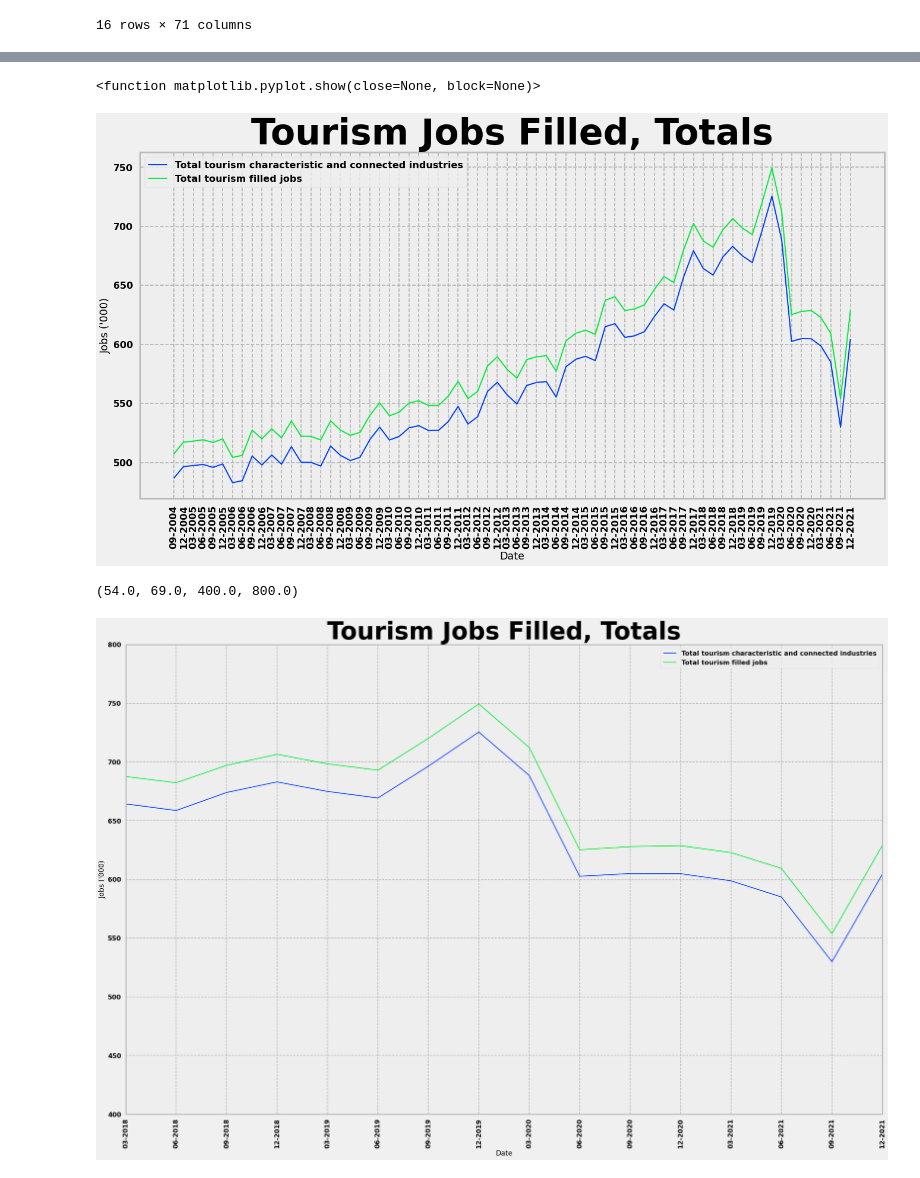
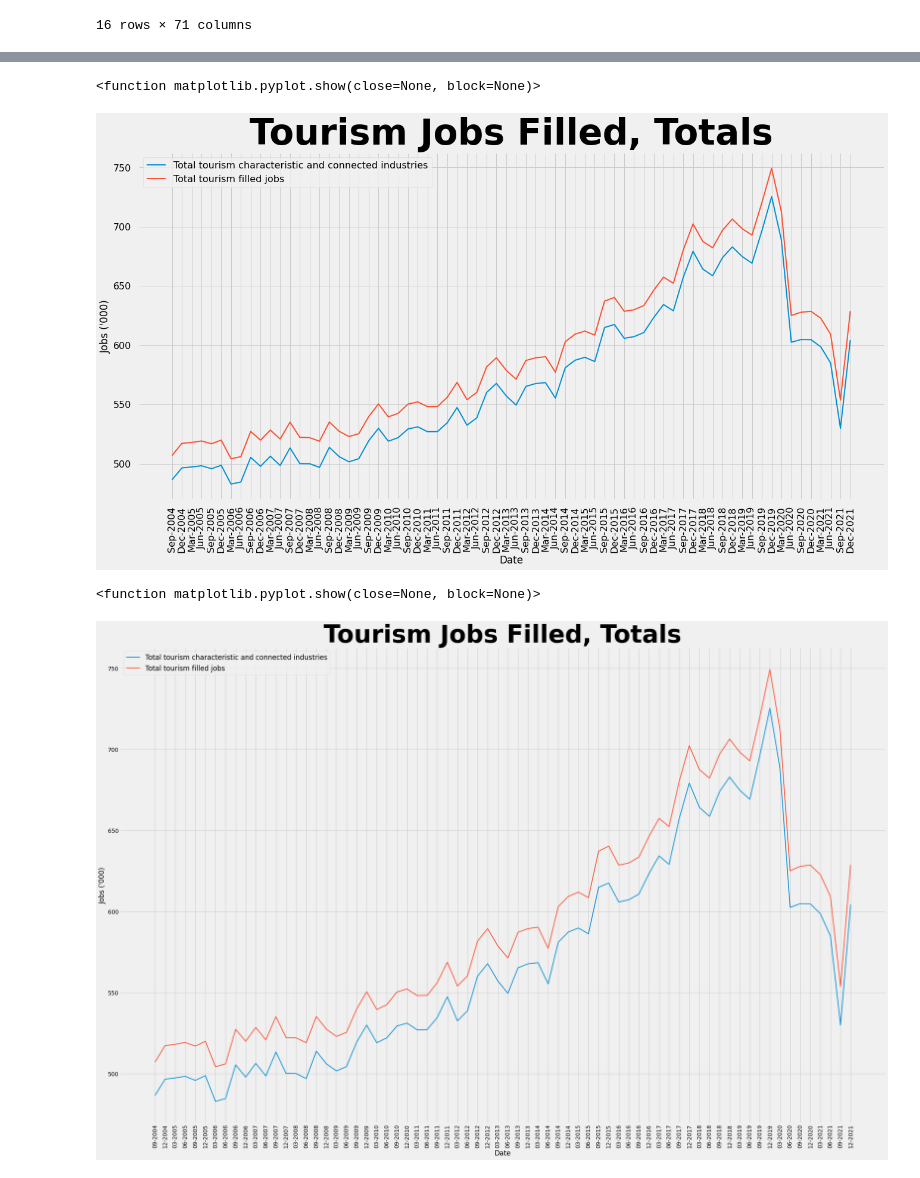
Before and after one commit to JasonDButt/project-1-group-10, a Jupyter notebook: Project-1-Tourism.ipynb, the cells around one changed output, grey strips where cells are left out. Saved outputs shown, nothing was run; the diff lists cells and outputs as text; code cells hidden in the pictures.

```diff
--- a/Project-1-Tourism.ipynb
+++ b/Project-1-Tourism.ipynb
@@ -35,9 +35,9 @@ labour_df
 plt.figure(figsize=(20,10))
 plot_df = labour_df.drop(labels=[12, 14,15])
 plot_df.reset_index(drop=True,inplace=True)
-plot_df
 
 labels=[]
+
 
 for index,row in plot_df.iterrows():
     x_axis = plot_df.columns.values.tolist()
@@ -48,14 +48,14 @@ for index,row in plot_df.iterrows():
     plt.plot(x_axis,y_axis, linewidth=2, markersize=2)
     plt.xticks(ticks=x_axis,rotation=90)
 
-plt.style.use('seaborn-poster')
+plt.style.use('fivethirtyeight')
 font = {'family' : 'sans-serif',
         'weight' : 'bold',
         'size'   : 60}
 plt.title("Tourism Jobs Filled, by Industry 2004-2021", fontdict=font)
 plt.xlabel("Date")
 plt.ylabel("Jobs ('000)")
-plt.legend(labels)
+plt.legend(labels,loc="upper left")
 plt.show
 # %% [output]
 <function matplotlib.pyplot.show(close=None, block=None)>
@@ -77,7 +77,7 @@ for index,row in plot_df.iterrows():
     plt.plot(x_axis,y_axis, linewidth=2, markersize=2)
     plt.xticks(ticks=x_axis,rotation=90)
 
-plt.style.use('seaborn-poster')
+plt.style.use('fivethirtyeight')
 font = {'family' : 'sans-serif',
         'weight' : 'bold',
         'size'   : 60}
@@ -87,6 +87,6 @@ plt.xlabel("Date")
 plt.ylabel("Jobs ('000)")
 plt.legend(labels,loc="upper left", fontsize=20)
 plt.show
-plt.axis(["03-2018","12-2021",0,250])
+plt.axis(["Mar-2018","Dec-2021",0,250])
 # %% [output]
 (54.0, 69.0, 0.0, 250.0)
@@ -113,8 +113,8 @@ for index,row in plot_df_2.iterrows():
     plt.plot(x_axis,y_axis, linewidth=2, markersize=2)
     plt.xticks(ticks=x_axis,rotation=90)
 
-
-plt.style.use('seaborn-poster')
+# %matplotlib inline
+plt.style.use('fivethirtyeight')
 font = {'family' : 'sans-serif',
         'weight' : 'bold',
         'size'   : 60}
@@ -126,37 +126,45 @@ plt.show
 # plt.axis(["Mar-2018","Dec-2021",0,10000])
 # %% [output]
 <function matplotlib.pyplot.show(close=None, block=None)>
-[figure, old version]
+[figure, new version]
 # %%
 # Here we see total tourism filled jobs.
 # We can see that the tourism industry was reaching it's highest peak of employees yet in 2019 *create mean plot
 # %%
+
+
+
+plt.rcParams.update(plt.rcParamsDefault)
+%matplotlib inline
+plt.style.use('fivethirtyeight')
+labels=[]
 plt.figure(figsize=(30,20))
-labels=[]
 
 for index,row in plot_df_2.iterrows():
     x_axis = plot_df_2.columns.values.tolist()
     x_axis.pop(0)
 
     y_axis = plot_df_2.loc[index,:].values.tolist()
     y_axis.pop(0)
     labels.append(plot_df_2.iloc[index,0])
     plt.plot(x_axis,y_axis, linewidth=2, markersize=2)
     plt.xticks(ticks=x_axis,rotation=90)
 
-plt.style.use('seaborn-poster')
+
 font = {'family' : 'sans-serif',
         'weight' : 'bold',
         'size'   : 60}
 plt.title("Tourism Jobs Filled, Totals",fontdict=font)
 plt.xlabel("Date")
 plt.ylabel("Jobs ('000)")
-plt.legend(labels)
+plt.legend(labels,fontsize="large")
+
 plt.show
-plt.axis(["03-2018","12-2021",400,800])
+
+# plt.axis(["Sep-2018","Dec-2021",400,800])
 # %% [output]
-(54.0, 69.0, 400.0, 800.0)
+<function matplotlib.pyplot.show(close=None, block=None)>
-[figure, old version]
+[figure, new version]
 # %%
 # We see the the amount of jobs naturally falling off after December, then a sharp drop in March
 # Plus another dip in numbers originating at June 2021
```
Also changed, not shown: parts of 8 cells of this notebook.
